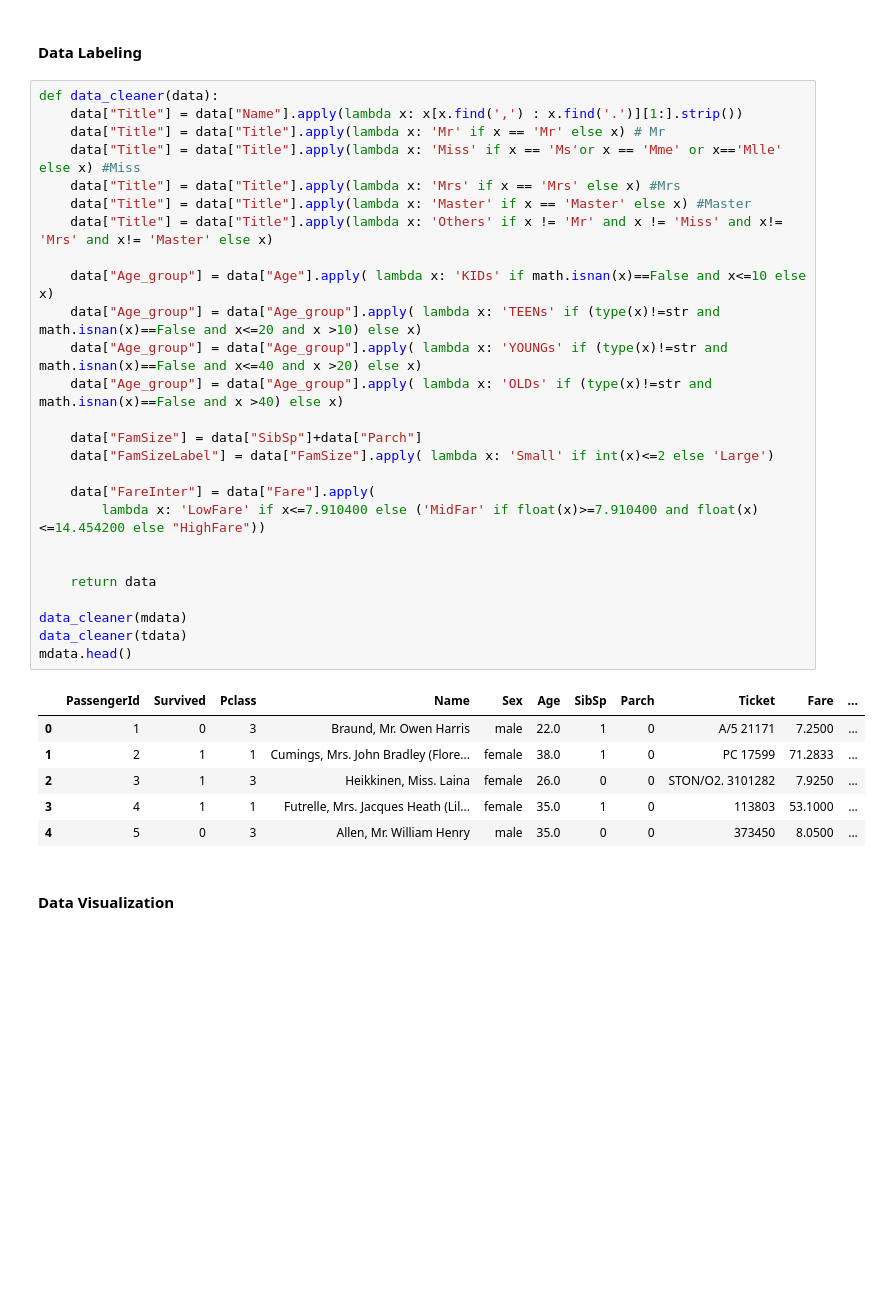
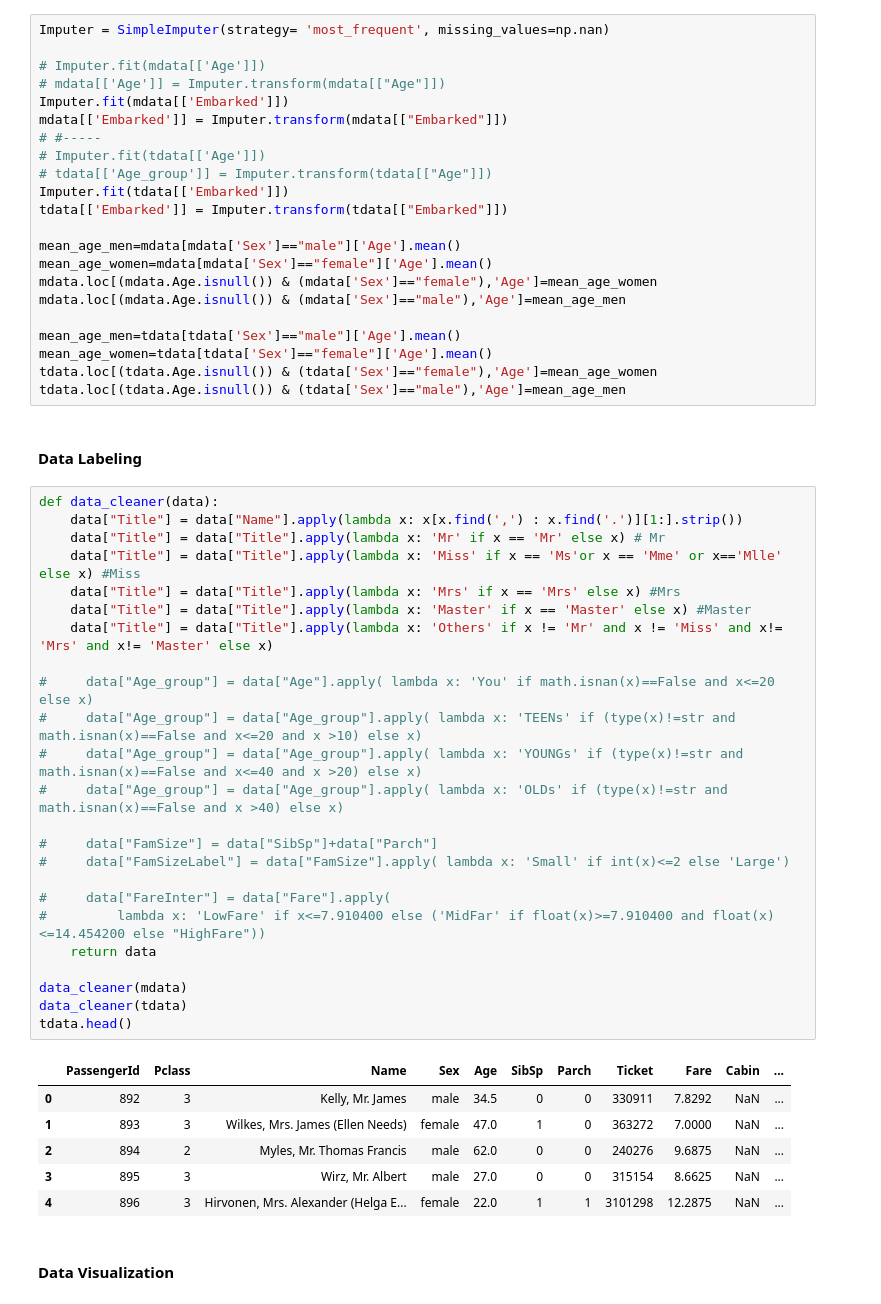
Before and after one commit to aqilxe/Kaggle-Titanic---Machine-Learning-from-Disaster, a Jupyter notebook: Titanic.ipynb, the cells around one changed output. Cells and saved outputs as stored; diff of their text form; blank space fills up the shorter version.

```diff
--- a/Titanic.ipynb
+++ b/Titanic.ipynb
@@ -92,39 +111,59 @@ Text(45.722222222222214, 0.5, 'Observation')
+# %%
+Imputer = SimpleImputer(strategy= 'most_frequent', missing_values=np.nan)
+
+# Imputer.fit(mdata[['Age']])
+# mdata[['Age']] = Imputer.transform(mdata[["Age"]])
+Imputer.fit(mdata[['Embarked']])
+mdata[['Embarked']] = Imputer.transform(mdata[["Embarked"]])
+# #-----
+# Imputer.fit(tdata[['Age']])
+# tdata[['Age_group']] = Imputer.transform(tdata[["Age"]])
+Imputer.fit(tdata[['Embarked']])
+tdata[['Embarked']] = Imputer.transform(tdata[["Embarked"]])
+
+mean_age_men=mdata[mdata['Sex']=="male"]['Age'].mean()
+mean_age_women=mdata[mdata['Sex']=="female"]['Age'].mean()
+mdata.loc[(mdata.Age.isnull()) & (mdata['Sex']=="female"),'Age']=mean_age_women
+mdata.loc[(mdata.Age.isnull()) & (mdata['Sex']=="male"),'Age']=mean_age_men
+
+mean_age_men=tdata[tdata['Sex']=="male"]['Age'].mean()
+mean_age_women=tdata[tdata['Sex']=="female"]['Age'].mean()
+tdata.loc[(tdata.Age.isnull()) & (tdata['Sex']=="female"),'Age']=mean_age_women
+tdata.loc[(tdata.Age.isnull()) & (tdata['Sex']=="male"),'Age']=mean_age_men
 # %% [markdown]
 <a class="anchor" id="DataLabeling"></a>
 #### **Data Labeling**
 # %%
 def data_cleaner(data):
     data["Title"] = data["Name"].apply(lambda x: x[x.find(',') : x.find('.')][1:].strip())
     data["Title"] = data["Title"].apply(lambda x: 'Mr' if x == 'Mr' else x) # Mr
     data["Title"] = data["Title"].apply(lambda x: 'Miss' if x == 'Ms'or x == 'Mme' or x=='Mlle' else x) #Miss
     data["Title"] = data["Title"].apply(lambda x: 'Mrs' if x == 'Mrs' else x) #Mrs
     data["Title"] = data["Title"].apply(lambda x: 'Master' if x == 'Master' else x) #Master
     data["Title"] = data["Title"].apply(lambda x: 'Others' if x != 'Mr' and x != 'Miss' and x!= 'Mrs' and x!= 'Master' else x)
 
-    data["Age_group"] = data["Age"].apply( lambda x: 'KIDs' if math.isnan(x)==False and x<=10 else x)
-    data["Age_group"] = data["Age_group"].apply( lambda x: 'TEENs' if (type(x)!=str and math.isnan(x)==False and x<=20 and x >10) else x)
-    data["Age_group"] = data["Age_group"].apply( lambda x: 'YOUNGs' if (type(x)!=str and math.isnan(x)==False and x<=40 and x >20) else x)
-    data["Age_group"] = data["Age_group"].apply( lambda x: 'OLDs' if (type(x)!=str and math.isnan(x)==False and x >40) else x)
+#     data["Age_group"] = data["Age"].apply( lambda x: 'You' if math.isnan(x)==False and x<=20 else x)
+#     data["Age_group"] = data["Age_group"].apply( lambda x: 'TEENs' if (type(x)!=str and math.isnan(x)==False and x<=20 and x >10) else x)
+#     data["Age_group"] = data["Age_group"].apply( lambda x: 'YOUNGs' if (type(x)!=str and math.isnan(x)==False and x<=40 and x >20) else x)
+#     data["Age_group"] = data["Age_group"].apply( lambda x: 'OLDs' if (type(x)!=str and math.isnan(x)==False and x >40) else x)
 
-    data["FamSize"] = data["SibSp"]+data["Parch"]
-    data["FamSizeLabel"] = data["FamSize"].apply( lambda x: 'Small' if int(x)<=2 else 'Large')
+#     data["FamSize"] = data["SibSp"]+data["Parch"]
+#     data["FamSizeLabel"] = data["FamSize"].apply( lambda x: 'Small' if int(x)<=2 else 'Large')
 
-    data["FareInter"] = data["Fare"].apply(
-        lambda x: 'LowFare' if x<=7.910400 else ('MidFar' if float(x)>=7.910400 and float(x)<=14.454200 else "HighFare"))
-
-
+#     data["FareInter"] = data["Fare"].apply(
+#         lambda x: 'LowFare' if x<=7.910400 else ('MidFar' if float(x)>=7.910400 and float(x)<=14.454200 else "HighFare"))
     return data
 
 data_cleaner(mdata)
 data_cleaner(tdata)
-mdata.head()
+tdata.head()
 # %% [output]
-|  | PassengerId | Survived | Pclass | Name | Sex | Age | SibSp | Parch | Ticket | Fare | ... |
-| 0 | 1 | 0 | 3 | Braund, Mr. Owen Harris | male | 22.0 | 1 | 0 | A/5 21171 | 7.2500 | ... |
-| 1 | 2 | 1 | 1 | Cumings, Mrs. John Bradley (Flore... | female | 38.0 | 1 | 0 | PC 17599 | 71.2833 | ... |
-| 2 | 3 | 1 | 3 | Heikkinen, Miss. Laina | female | 26.0 | 0 | 0 | STON/O2. 3101282 | 7.9250 | ... |
-| 3 | 4 | 1 | 1 | Futrelle, Mrs. Jacques Heath (Lil... | female | 35.0 | 1 | 0 | 113803 | 53.1000 | ... |
-| 4 | 5 | 0 | 3 | Allen, Mr. William Henry | male | 35.0 | 0 | 0 | 373450 | 8.0500 | ... |
+|  | PassengerId | Pclass | Name | Sex | Age | SibSp | Parch | Ticket | Fare | Cabin | ... |
+| 0 | 892 | 3 | Kelly, Mr. James | male | 34.5 | 0 | 0 | 330911 | 7.8292 | NaN | ... |
+| 1 | 893 | 3 | Wilkes, Mrs. James (Ellen Needs) | female | 47.0 | 1 | 0 | 363272 | 7.0000 | NaN | ... |
+| 2 | 894 | 2 | Myles, Mr. Thomas Francis | male | 62.0 | 0 | 0 | 240276 | 9.6875 | NaN | ... |
+| 3 | 895 | 3 | Wirz, Mr. Albert | male | 27.0 | 0 | 0 | 315154 | 8.6625 | NaN | ... |
+| 4 | 896 | 3 | Hirvonen, Mrs. Alexander (Helga E... | female | 22.0 | 1 | 1 | 3101298 | 12.2875 | NaN | ... |
 # %% [markdown]
 <a class="anchor" id="DataVisualization"></a>
 #### **Data Visualization**
```
Also changed, not shown: parts of 19 cells of this notebook.
